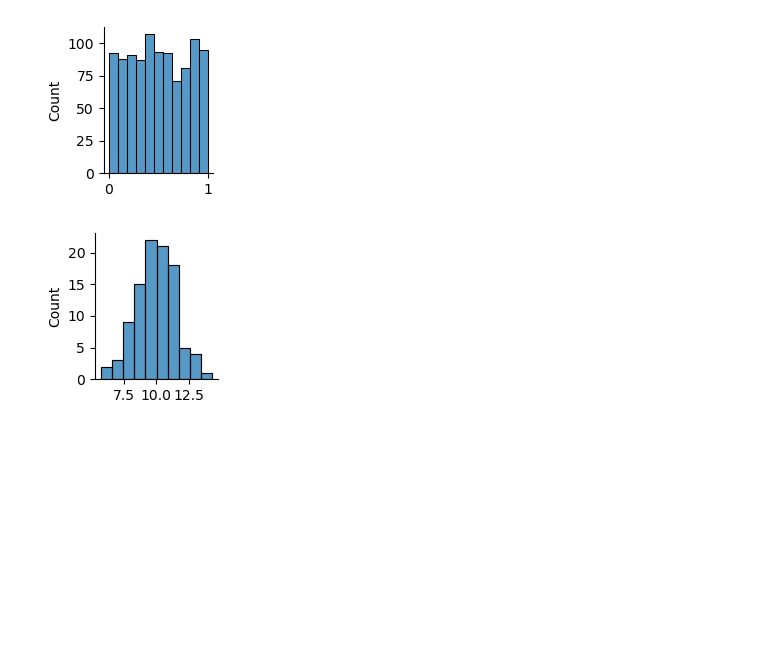
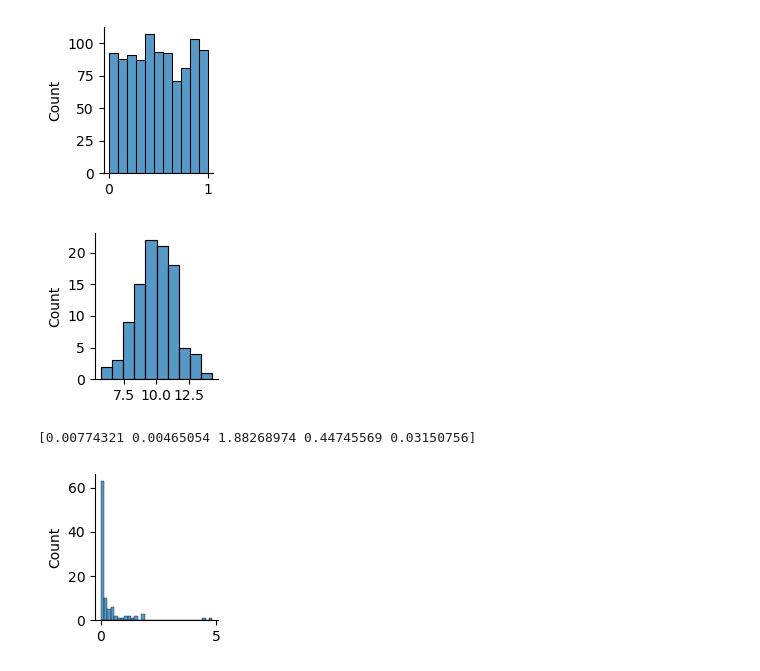
Before and after one commit to tansudasli/tensorflow-sandbox, a Jupyter notebook: numpy_distributions.ipynb, the cells around one changed output. Cells and saved outputs as stored; diff of their text form; code cells hidden in the pictures; blank space fills up the shorter version.

Commit message:
random w/ pareto, exponential distribution

```diff
--- a/numpy_distributions.ipynb
+++ b/numpy_distributions.ipynb
@@ -131,3 +133,18 @@ sns.displot(growth, height=2)
 plt.show()
 # %% [output]
 [figure]
+# %%
+# exponential distribution
+# scale, multiply the x-axis
+
+
+hyper_growth = np.random.default_rng(10).exponential(scale=10, size=100)
+hyper_growth *= np.random.default_rng(10).choice([0.1, 0.01, 0.001], size=hyper_growth.size)   #noise addition!
+
+print(hyper_growth[0:5])
+
+sns.displot(hyper_growth, height=2)
+plt.show()
+# %% [output]
+[0.00774321 0.00465054 1.88268974 0.44745569 0.03150756]
+[figure, added]
```
Also changed, not shown: parts of 4 cells of this notebook, 1 other file.
